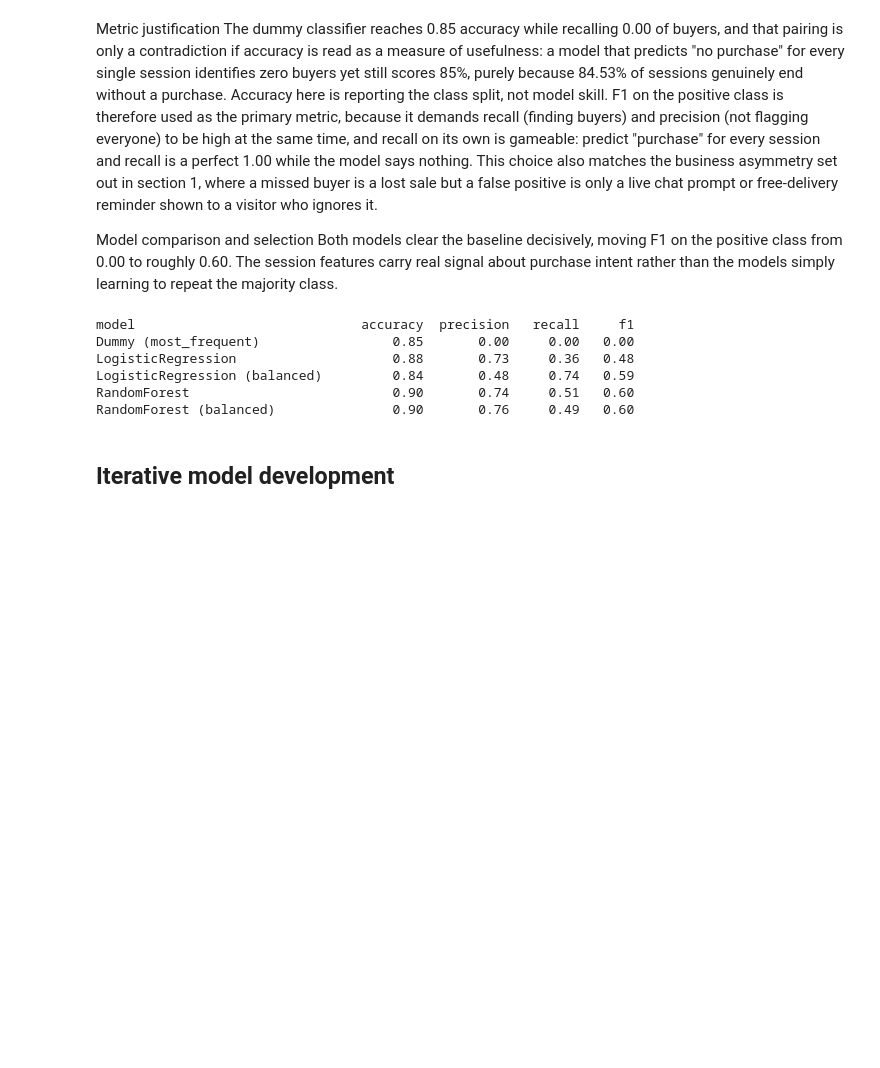
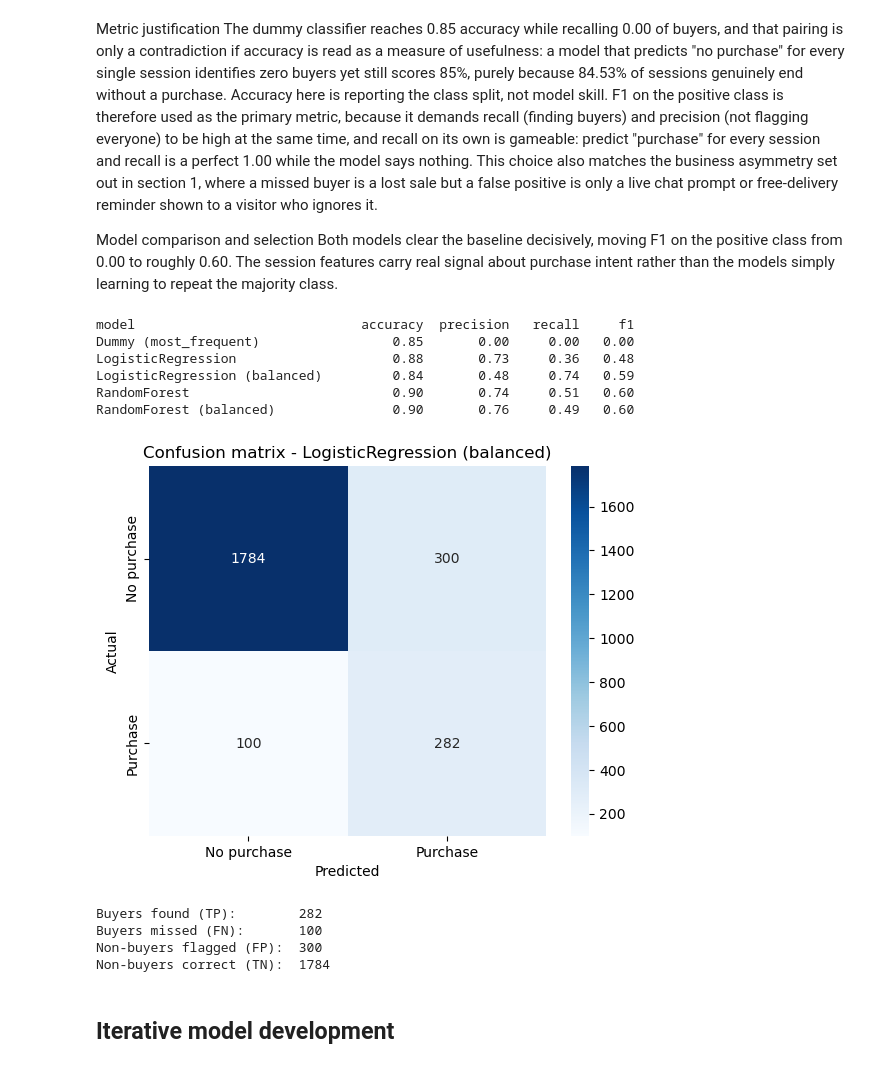
Before and after one commit to miizore-yoroizuka/online-shoppers-purchase-prediction, a Jupyter notebook: notebooks/2501377B_HoJiaHui.ipynb, the cells around one changed output. Drawn from its saved outputs; the diff is of its cells as text; code cells hidden in the pictures; blank space fills up the shorter version.

Commit message:
Add confusion matrix for selected model

```diff
--- a/notebooks/2501377B_HoJiaHui.ipynb
+++ b/notebooks/2501377B_HoJiaHui.ipynb
@@ -507,6 +507,30 @@ LogisticRegression                    0.88       0.73     0.36   0.48
 LogisticRegression (balanced)         0.84       0.48     0.74   0.59
 RandomForest                          0.90       0.74     0.51   0.60
 RandomForest (balanced)               0.90       0.76     0.49   0.60
+# %%
+## Confusion matrix for the selected model
+cm = confusion_matrix(y_test, y_pred_logreg)
+
+sns.heatmap(cm, annot=True, fmt='d', cmap='Blues',
+            xticklabels=['No purchase', 'Purchase'],
+            yticklabels=['No purchase', 'Purchase'])
+plt.title('Confusion matrix - LogisticRegression (balanced)')
+plt.xlabel('Predicted')
+plt.ylabel('Actual')
+plt.show()
+
+# Print the raw counts so the buyer numbers quoted above are visible in output.
+tn, fp, fn, tp = cm.ravel()
+print(f"Buyers found (TP):        {tp}")
+print(f"Buyers missed (FN):       {fn}")
+print(f"Non-buyers flagged (FP):  {fp}")
+print(f"Non-buyers correct (TN):  {tn}")
+# %% [output]
+[figure, added]
+Buyers found (TP):        282
+Buyers missed (FN):       100
+Non-buyers flagged (FP):  300
+Non-buyers correct (TN):  1784
 # %%
 ## New data
 
```
